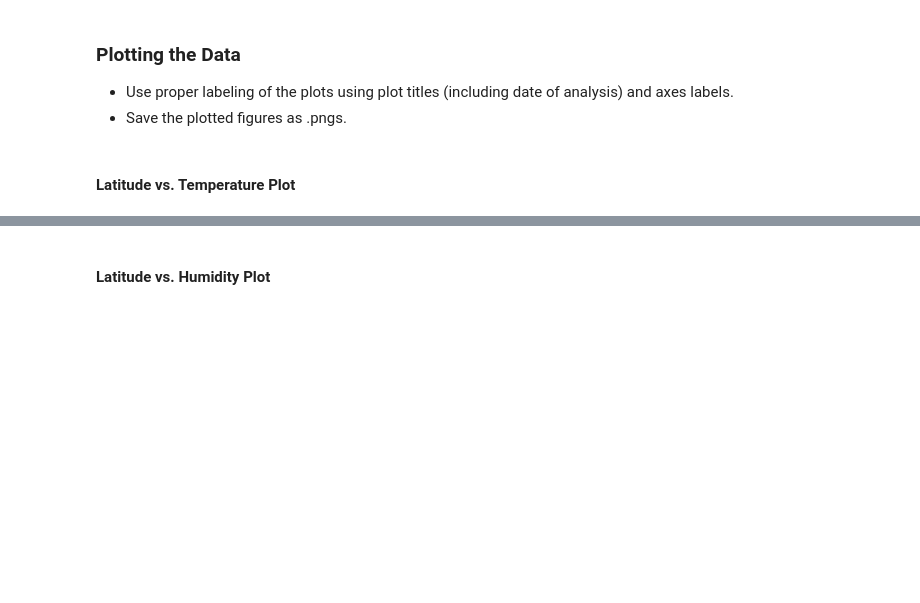
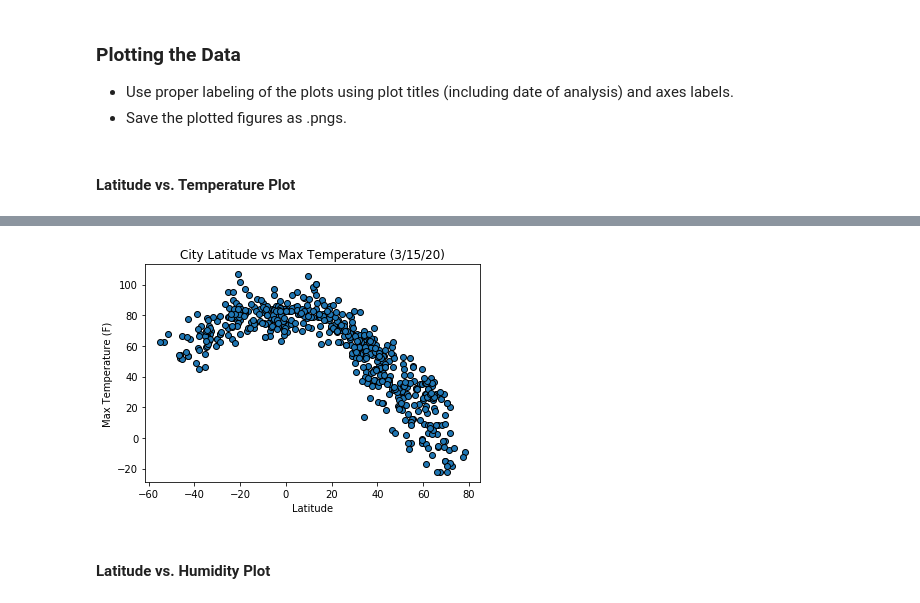
Before and after one commit to jeffersoncovey/python-api-challenge, a Jupyter notebook: WeatherPy/WeatherPy.ipynb, the cells around one changed output, grey strips where cells are left out. Cells and saved outputs as stored; diff of their text form; code cells hidden in the pictures; blank space fills up the shorter version.

```diff
--- a/WeatherPy/WeatherPy.ipynb
+++ b/WeatherPy/WeatherPy.ipynb
@@ -55,5 +56,3 @@ len(cities)
 * Include a print log of each city as it'sbeing processed (with the city number and city name).
 # %%
 cities = pd.DataFrame(cities)
-cities = cities.head()
-cities
@@ -81,6 +73,7 @@ base_url = "https://api.openweathermap.org/data/2.5/weather?"
 params = {
     "q" : '',
     "appid" : weather_api_key,
+    "units" : "imperial"
 }
 
 for index, row in city_data.iterrows():
@@ -103,6 +96,6 @@ for index, row in city_data.iterrows():
     except (KeyError, IndexError):
         print("City not found. Skipping...")
         city_data = city_data.drop([index], axis=0)
-
-city_data.count()
+print("----------")
+print("Data Collection Complete.")
 # %% [output]
@@ -177,2 +153,10 @@ dtype: int64
+# %%
+plt.scatter(city_data["Lat"],city_data["Max Temp"], edgecolors = "black")
+plt.title("City Latitude vs Max Temperature (3/15/20)")
+plt.ylabel("Max Temperature (F)")
+plt.xlabel("Latitude")
+plt.savefig('lat_vs_temp.png')
+# %% [output]
+[figure, added]
 # %% [markdown]
 #### Latitude vs. Humidity Plot
```
Also changed, not shown: parts of 35 cells of this notebook.
